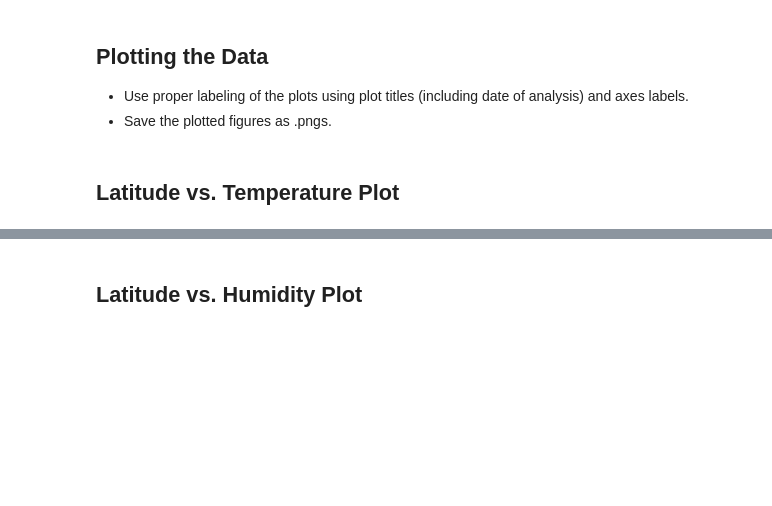
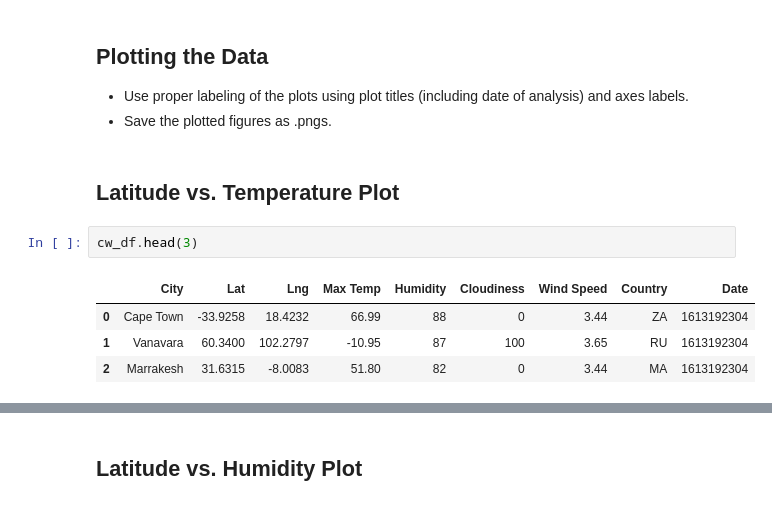
Before and after one commit to Leonidesguerra/python-api-challenge, a Jupyter notebook: WeatherPy.ipynb, the cells around one changed output, grey strips where cells are left out. Cells and saved outputs as stored; diff of their text form; blank space fills up the shorter version.

```diff
--- a/WeatherPy.ipynb
+++ b/WeatherPy.ipynb
@@ -149,3 +152,10 @@ Skip this step if there are no cities that have humidity > 100%.
 * Save the plotted figures as .pngs.
 # %% [markdown]
 ## Latitude vs. Temperature Plot
+# %%
+cw_df.head(3)
+# %% [output]
+|  | City | Lat | Lng | Max Temp | Humidity | Cloudiness | Wind Speed | Country | Date |
+| 0 | Cape Town | -33.9258 | 18.4232 | 66.99 | 88 | 0 | 3.44 | ZA | 1613192304 |
+| 1 | Vanavara | 60.3400 | 102.2797 | -10.95 | 87 | 100 | 3.65 | RU | 1613192304 |
+| 2 | Marrakesh | 31.6315 | -8.0083 | 51.80 | 82 | 0 | 3.44 | MA | 1613192304 |
```
Also changed, not shown: parts of 7 cells of this notebook.
